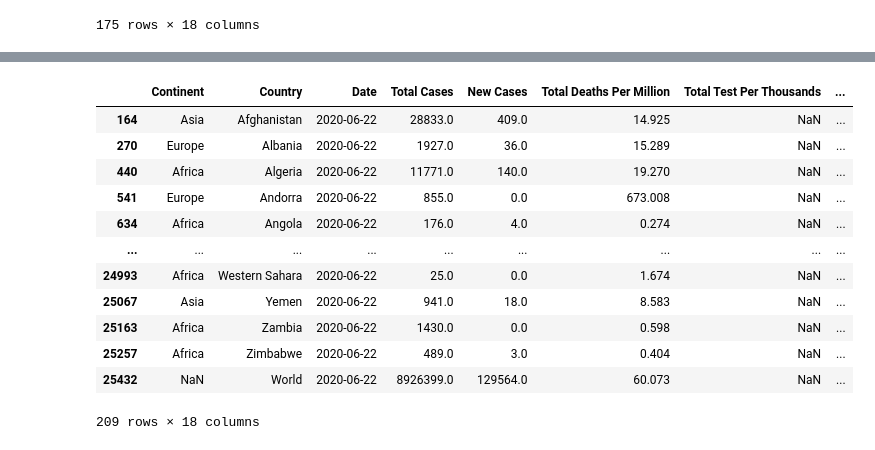
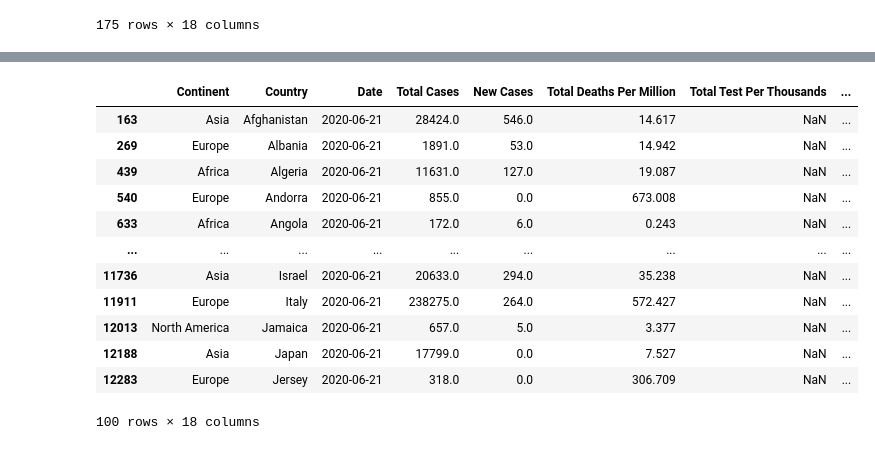
Before and after one commit to M-Agami/META-B, a Jupyter notebook: Coding/Coronavirus.ipynb, the cells around one changed output, grey strips where cells are left out. Saved outputs shown, nothing was run; the diff lists cells and outputs as text; code cells hidden in the pictures.

```diff
--- a/Coding/Coronavirus.ipynb
+++ b/Coding/Coronavirus.ipynb
@@ -206,17 +208,20 @@ plt.show()
-# %%
-countires_data = combined_df[combined_df['Date']=='2020-06-22']
-countires_data
-# %% [output]
-|  | Continent | Country | Date | Total Cases | New Cases | Total Deaths Per Million | Total Test Per Thousands | ... |
-| 164 | Asia | Afghanistan | 2020-06-22 | 28833.0 | 409.0 | 14.925 | NaN | ... |
-| 270 | Europe | Albania | 2020-06-22 | 1927.0 | 36.0 | 15.289 | NaN | ... |
-| 440 | Africa | Algeria | 2020-06-22 | 11771.0 | 140.0 | 19.270 | NaN | ... |
-| 541 | Europe | Andorra | 2020-06-22 | 855.0 | 0.0 | 673.008 | NaN | ... |
-| 634 | Africa | Angola | 2020-06-22 | 176.0 | 4.0 | 0.274 | NaN | ... |
-| ... | ... | ... | ... | ... | ... | ... | ... | ... |
-| 24993 | Africa | Western Sahara | 2020-06-22 | 25.0 | 0.0 | 1.674 | NaN | ... |
-| 25067 | Asia | Yemen | 2020-06-22 | 941.0 | 18.0 | 8.583 | NaN | ... |
-| 25163 | Africa | Zambia | 2020-06-22 | 1430.0 | 0.0 | 0.598 | NaN | ... |
-| 25257 | Africa | Zimbabwe | 2020-06-22 | 489.0 | 3.0 | 0.404 | NaN | ... |
-| 25432 | NaN | World | 2020-06-22 | 8926399.0 | 129564.0 | 60.073 | NaN | ... |
-209 rows × 18 columns
+# %%
+countries_data = combined_df[(combined_df['Date']=='2020-06-21') & (combined_df['Country']!='World')]
+# countries_cases_0622=
+countries_list = countries_data['Country'].values.tolist()
+# countries_list
+countries_data.head(100)
+# %% [output]
+|  | Continent | Country | Date | Total Cases | New Cases | Total Deaths Per Million | Total Test Per Thousands | ... |
+| 163 | Asia | Afghanistan | 2020-06-21 | 28424.0 | 546.0 | 14.617 | NaN | ... |
+| 269 | Europe | Albania | 2020-06-21 | 1891.0 | 53.0 | 14.942 | NaN | ... |
+| 439 | Africa | Algeria | 2020-06-21 | 11631.0 | 127.0 | 19.087 | NaN | ... |
+| 540 | Europe | Andorra | 2020-06-21 | 855.0 | 0.0 | 673.008 | NaN | ... |
+| 633 | Africa | Angola | 2020-06-21 | 172.0 | 6.0 | 0.243 | NaN | ... |
+| ... | ... | ... | ... | ... | ... | ... | ... | ... |
+| 11736 | Asia | Israel | 2020-06-21 | 20633.0 | 294.0 | 35.238 | NaN | ... |
+| 11911 | Europe | Italy | 2020-06-21 | 238275.0 | 264.0 | 572.427 | NaN | ... |
+| 12013 | North America | Jamaica | 2020-06-21 | 657.0 | 5.0 | 3.377 | NaN | ... |
+| 12188 | Asia | Japan | 2020-06-21 | 17799.0 | 0.0 | 7.527 | NaN | ... |
+| 12283 | Europe | Jersey | 2020-06-21 | 318.0 | 0.0 | 306.709 | NaN | ... |
+100 rows × 18 columns
```
Also changed, not shown: parts of 8 cells of this notebook.
